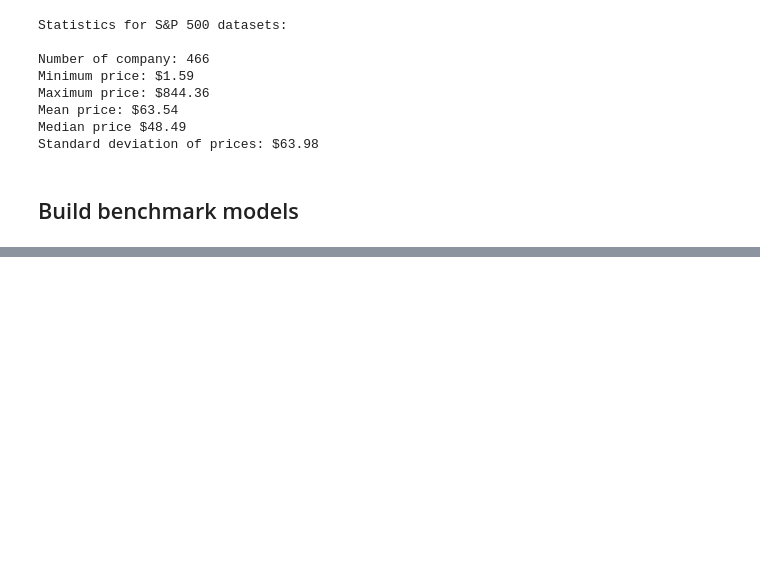
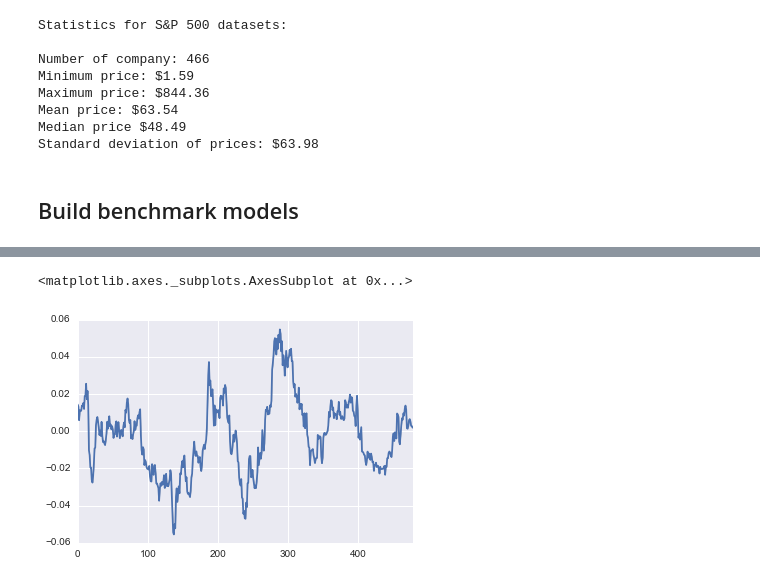
Before and after one commit to kakakazuma/machine-learning, a Jupyter notebook: projects/capstone/my_stock_prediction/my_stock_prediction.ipynb, the cells around one changed output, grey strips where cells are left out. Drawn from its saved outputs; the diff is of its cells as text; code cells hidden in the pictures; blank space fills up the shorter version.

```diff
--- a/projects/capstone/my_stock_prediction/my_stock_prediction.ipynb
+++ b/projects/capstone/my_stock_prediction/my_stock_prediction.ipynb
@@ -196,0 +248,23 @@ sns.tsplot(data=benchmark2_res['AAPL'][1, :], color="r")
+# %%
+# Log arthimetic
+log_train_x = np.log(train_x)
+log_train_y = np.log(train_y)
+log_test_x = np.log(test_x)
+log_test_y = np.log(test_y)
+# %%
+# Normalization
+reshape_train_x = log_train_x.reshape(log_train_x.shape[0], log_train_x.shape[1])
+reshape_test_x = log_test_x.reshape(log_test_x.shape[0], log_test_x.shape[1])
+# %%
+train_x_normalize_values = np.apply_along_axis(lambda x : np.full(x.shape[0], x[0]), 1, reshape_train_x)
+train_y_normalize_values = np.apply_along_axis(lambda x : x[0], 1, reshape_train_x)
+test_x_normalize_values = np.apply_along_axis(lambda x : np.full(x.shape[0], x[0]), 1, reshape_test_x)
+test_y_normalize_values = np.apply_along_axis(lambda x : x[0], 1, reshape_test_x)
+# %%
+train_x_preprocessed = reshape_train_x / train_x_normalize_values - 1
+train_y_preprocessed = log_train_y / train_y_normalize_values - 1
+test_x_preprocessed = reshape_test_x / test_x_normalize_values - 1
+test_y_preprocessed = log_test_y / test_y_normalize_values - 1
+
+train_x_preprocessed = np.reshape(train_x_preprocessed, (train_x_preprocessed.shape[0], train_x_preprocessed.shape[1], 1))
+test_x_preprocessed = np.reshape(test_x_preprocessed, (test_x_preprocessed.shape[0], test_x_preprocessed.shape[1], 1))
@@ -196,0 +332,5 @@ sns.tsplot(data=benchmark2_res['AAPL'][1, :], color="r")
+# %%
+sns.tsplot(data=test_y_preprocessed[11*data_per_company:12*data_per_company])
+# %% [output]
+<matplotlib.axes._subplots.AxesSubplot at 0x...>
+[figure, added]
```
Also changed, not shown: parts of 21 cells of this notebook.
